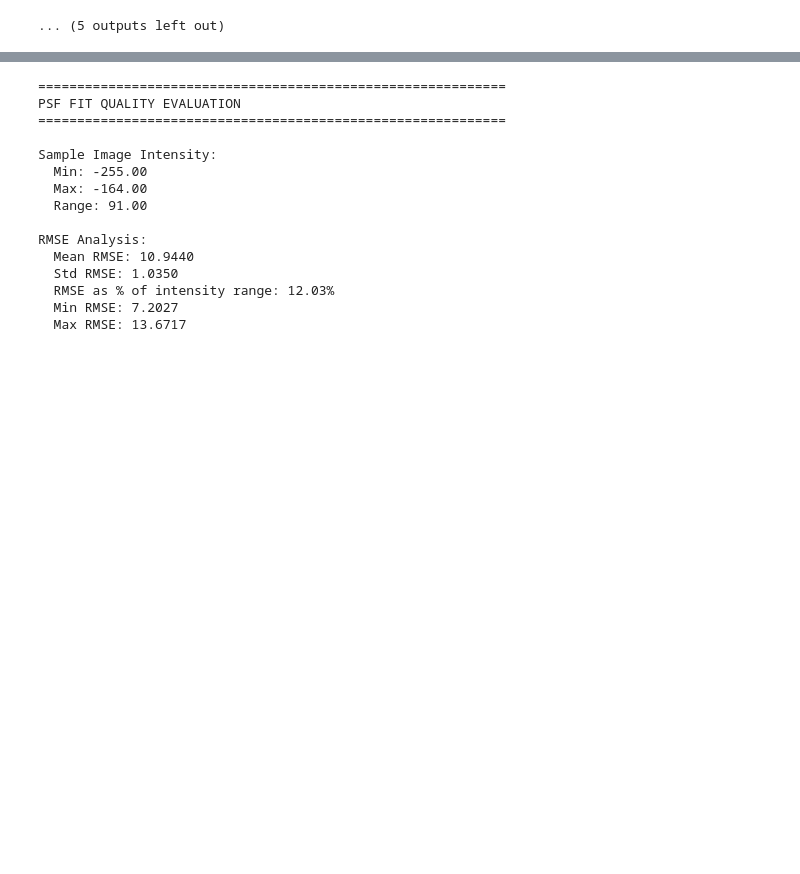
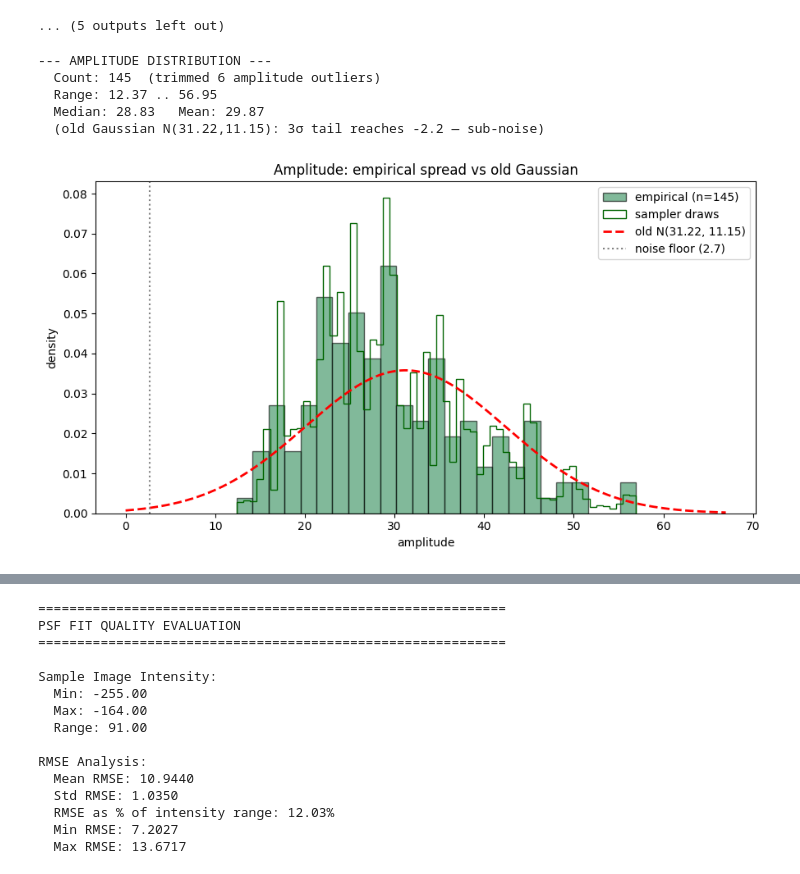
Before and after one commit to superstem000/LOCA_PRAM, a Jupyter notebook: psf_analysis.ipynb, the cells around one changed output, grey strips where cells are left out. Cells and saved outputs as stored; diff of their text form; code cells hidden in the pictures; blank space fills up the shorter version.

```diff
--- a/psf_analysis.ipynb
+++ b/psf_analysis.ipynb
@@ -335,3 +335,55 @@ C:\Users\hankeun2\Desktop\brian_test\images\images\image5\square_020.tif
 C:\Users\hankeun2\Desktop\brian_test\images\images\image6\square_001.tif
 [figure]
 ... (5 outputs left out)
+# %%
+# =============================================================================
+# EMPIRICAL AMPLITUDE DISTRIBUTION  (replaces the N(mean, std) Gaussian)
+# Sample the actual measured spread → synthesis can't produce amplitudes that
+# were never observed (the Gaussian's tail was making sub-noise particles).
+# =============================================================================
+
+# 1. start from fit-cleaned amplitudes, then trim amplitude outliers (IQR)
+amp = amplitudes_clean.copy()
+qa1, qa3 = np.percentile(amp, [25, 75]); iqr_a = qa3 - qa1
+lo_a, hi_a = qa1 - 1.5*iqr_a, qa3 + 1.5*iqr_a
+amp_keep = (amp >= lo_a) & (amp <= hi_a)
+amp_clean = amp[amp_keep]
+
+print("\n--- AMPLITUDE DISTRIBUTION ---")
+print(f"  Count: {len(amp_clean)}  (trimmed {np.sum(~amp_keep)} amplitude outliers)")
+print(f"  Range: {amp_clean.min():.2f} .. {amp_clean.max():.2f}")
+print(f"  Median: {np.median(amp_clean):.2f}   Mean: {amp_clean.mean():.2f}")
+print(f"  (old Gaussian N(31.22,11.15): 3σ tail reaches {31.22-3*11.15:.1f} — sub-noise)")
+
+# 2. save so the synthesis cell can load + sample from it
+np.save('amplitude_samples.npy', amp_clean)
+
+# 3. empirical sampler — inverse-CDF (quantile) interpolation.
+#    Bounded to [min,max], reproduces the true shape, no unrealistic tails.
+_amp_sorted = np.sort(amp_clean)
+_amp_q = np.linspace(0, 1, len(_amp_sorted))
+def sample_amplitude(size=None, rng=np.random):
+    u = rng.random() if size is None else rng.random(size)
+    return np.interp(u, _amp_q, _amp_sorted)
+
+# 4. visualize: empirical spread vs the old Gaussian
+import matplotlib.pyplot as plt
+fig, ax = plt.subplots(figsize=(9, 5))
+ax.hist(amp_clean, bins=25, density=True, alpha=0.6, color='seagreen',
+        edgecolor='black', label=f'empirical (n={len(amp_clean)})')
+ax.hist(sample_amplitude(20000), bins=60, density=True, histtype='step',
+        color='darkgreen', label='sampler draws')
+xx = np.linspace(min(0, amp_clean.min()-5), amp_clean.max()+10, 400)
+ax.plot(xx, (1/(11.15*np.sqrt(2*np.pi)))*np.exp(-(xx-31.22)**2/(2*11.15**2)),
+        'r--', lw=2, label='old N(31.22, 11.15)')
+ax.axvline(2.7, color='gray', ls=':', label='noise floor (2.7)')
+ax.set_xlabel('amplitude'); ax.set_ylabel('density')
+ax.set_title('Amplitude: empirical spread vs old Gaussian'); ax.legend()
+plt.tight_layout(); plt.show()
+# %% [output]
+--- AMPLITUDE DISTRIBUTION ---
+  Count: 145  (trimmed 6 amplitude outliers)
+  Range: 12.37 .. 56.95
+  Median: 28.83   Mean: 29.87
+  (old Gaussian N(31.22,11.15): 3σ tail reaches -2.2 — sub-noise)
+[figure, added]
```
Also changed, not shown: parts of 2 cells of this notebook, 5 other files.
